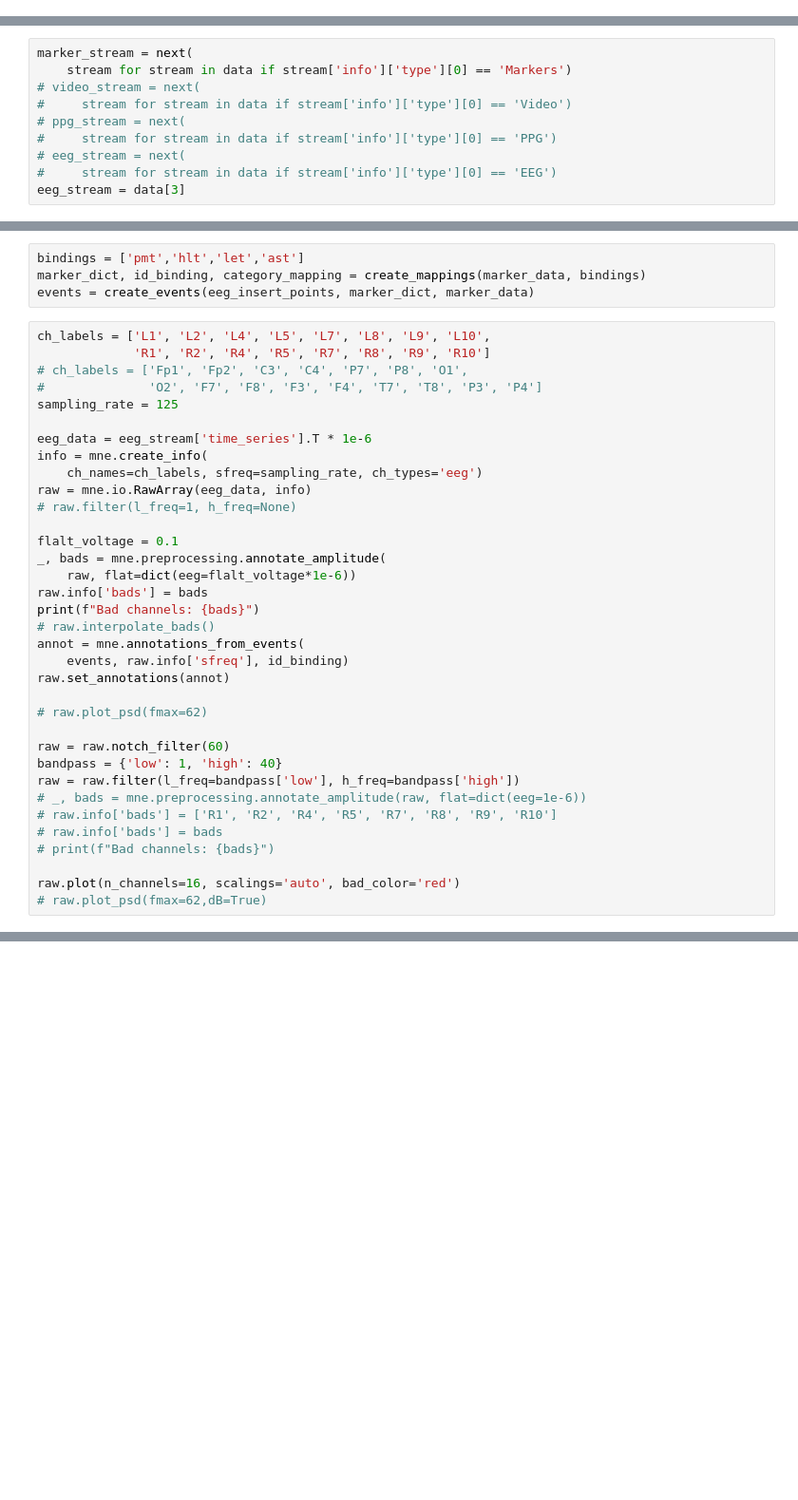
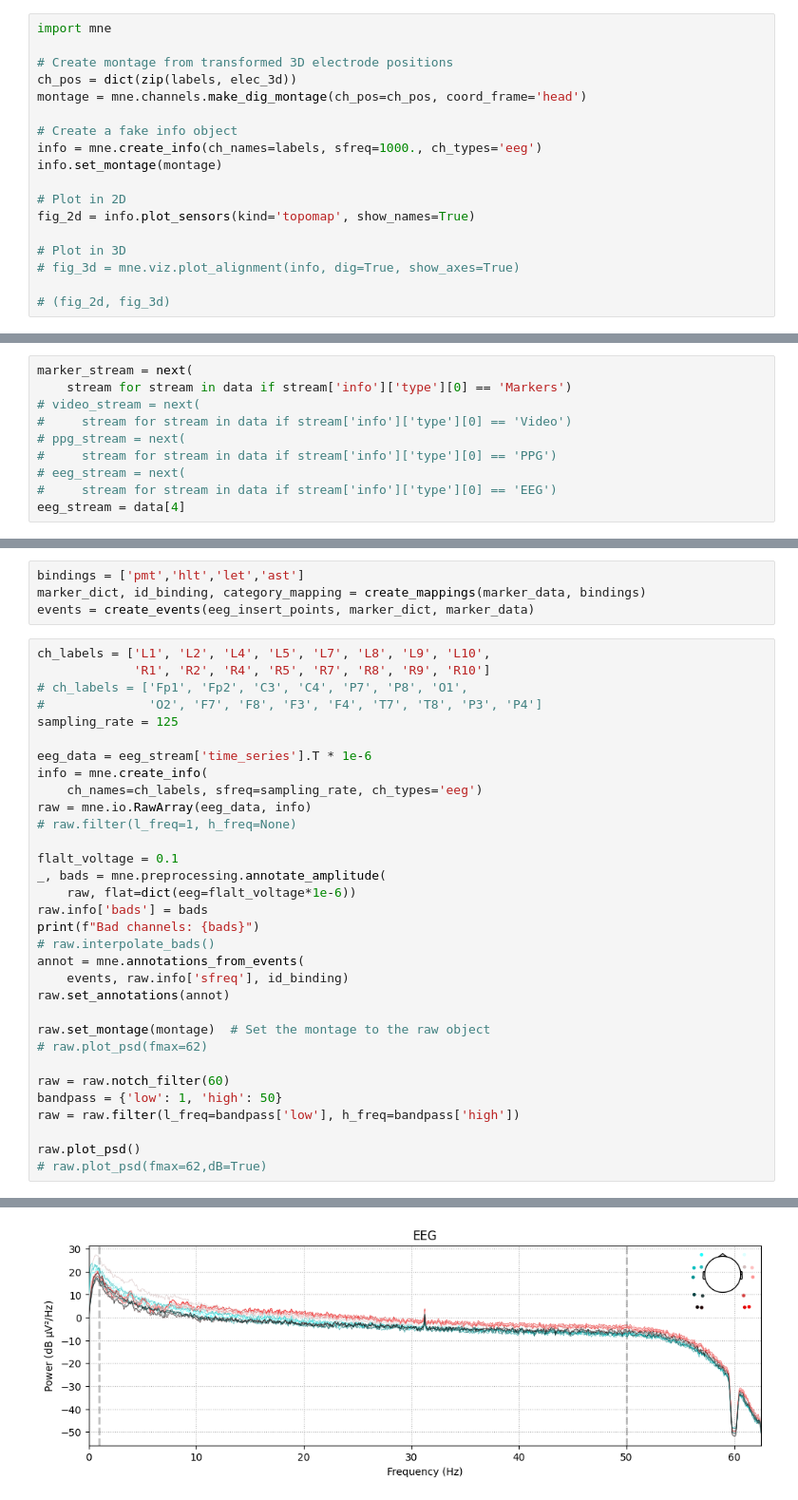
Before and after one commit to anarghya-das/hearing-data-collection, a Jupyter notebook: analyze.ipynb, the cells around one changed output, grey strips where cells are left out. Shown at 95% size. Drawn from its saved outputs; the diff is of its cells as text; blank space fills up the shorter version.

```diff
--- a/analyze.ipynb
+++ b/analyze.ipynb
@@ -114,3 +111,21 @@ montage.get_positions()
+# %%
+import mne
+
+# Create montage from transformed 3D electrode positions
+ch_pos = dict(zip(labels, elec_3d))
+montage = mne.channels.make_dig_montage(ch_pos=ch_pos, coord_frame='head')
+
+# Create a fake info object
+info = mne.create_info(ch_names=labels, sfreq=1000., ch_types='eeg')
+info.set_montage(montage)
+
+# Plot in 2D
+fig_2d = info.plot_sensors(kind='topomap', show_names=True)
+
+# Plot in 3D
+# fig_3d = mne.viz.plot_alignment(info, dig=True, show_axes=True)
+
+# (fig_2d, fig_3d)
 # %%
 montages = mne.channels.get_builtin_montages(descriptions=True)
 easycap_montage = mne.channels.make_standard_montage(montages[1][0])
@@ -217,7 +214,7 @@ marker_stream = next(
 #     stream for stream in data if stream['info']['type'][0] == 'PPG')
 # eeg_stream = next(
 #     stream for stream in data if stream['info']['type'][0] == 'EEG')
-eeg_stream = data[3]
+eeg_stream = data[4]
 # %%
 marker_timestamps = marker_stream['time_stamps']
 marker_data = np.array(marker_stream['time_series']).squeeze()
@@ -251,15 +248,13 @@ annot = mne.annotations_from_events(
     events, raw.info['sfreq'], id_binding)
 raw.set_annotations(annot)
 
+raw.set_montage(montage)  # Set the montage to the raw object
 # raw.plot_psd(fmax=62)
 
 raw = raw.notch_filter(60)
-bandpass = {'low': 1, 'high': 40}
+bandpass = {'low': 1, 'high': 50}
 raw = raw.filter(l_freq=bandpass['low'], h_freq=bandpass['high'])
-# _, bads = mne.preprocessing.annotate_amplitude(raw, flat=dict(eeg=1e-6))
-# raw.info['bads'] = ['R1', 'R2', 'R4', 'R5', 'R7', 'R8', 'R9', 'R10']
-# raw.info['bads'] = bads
-# print(f"Bad channels: {bads}")
 
-raw.plot(n_channels=16, scalings='auto', bad_color='red')
+raw.plot_psd()
 # raw.plot_psd(fmax=62,dB=True)
+# %% [output]
@@ -265,0 +278 @@ raw.plot(n_channels=16, scalings='auto', bad_color='red')
+[figure, added]
```
Also changed, not shown: parts of 11 cells of this notebook.
